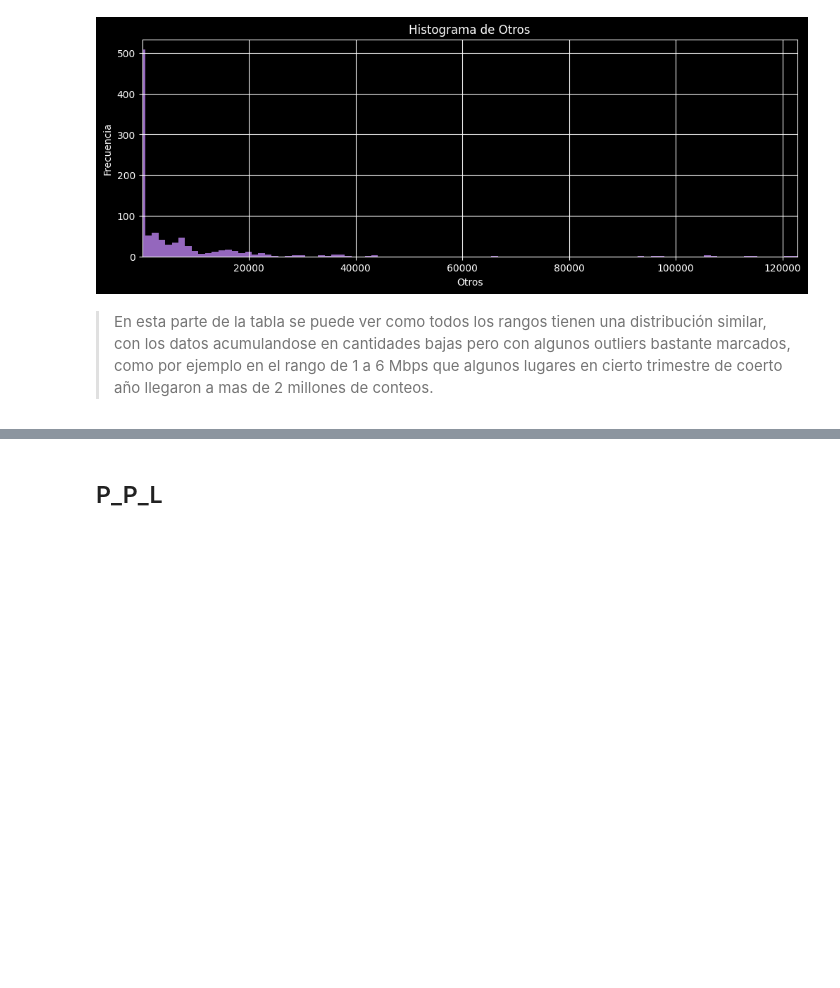
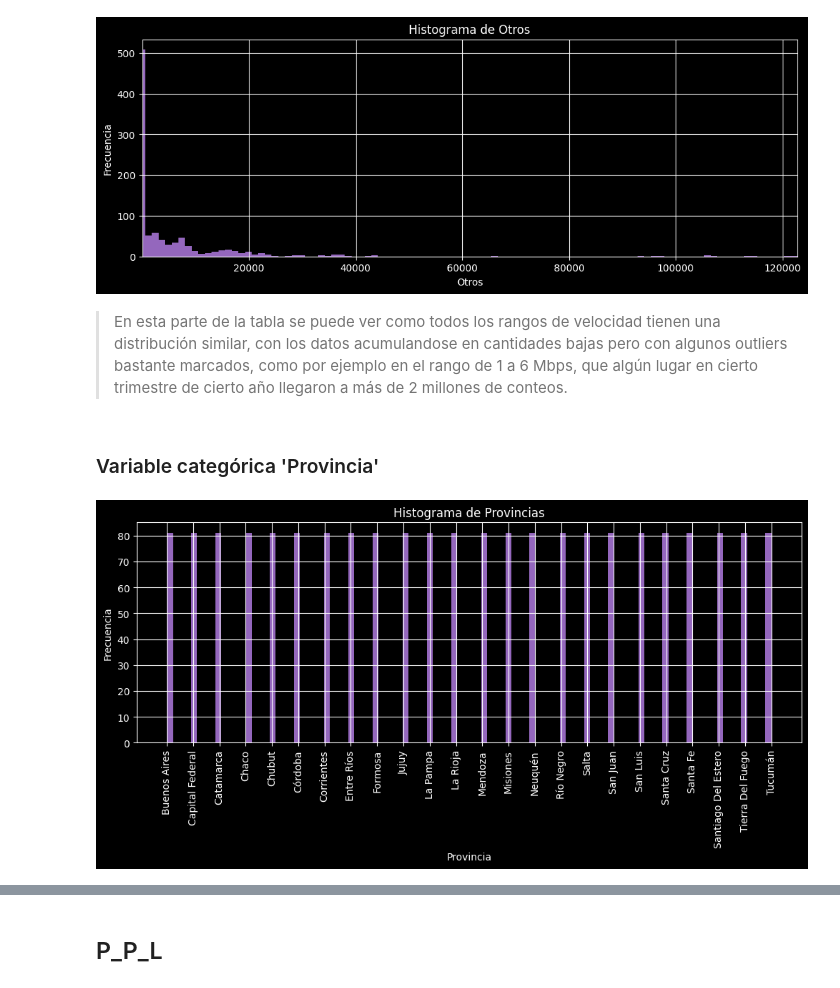
Before and after one commit to ISadir/PI02-Henry, a Jupyter notebook: ETLyEDA.ipynb, the cells around one changed output, grey strips where cells are left out. Cells and saved outputs as stored; diff of their text form; code cells hidden in the pictures; blank space fills up the shorter version.

Commit message:
Tablas finales

```diff
--- a/ETLyEDA.ipynb
+++ b/ETLyEDA.ipynb
@@ -835,4 +873,16 @@ for i in columnas:
 [figure]
 [figure]
 # %% [markdown]
-> En esta parte de la tabla se puede ver como todos los rangos tienen una distribución similar, con los datos acumulandose en cantidades bajas pero con algunos outliers bastante marcados, como por ejemplo en el rango de 1 a 6 Mbps que algunos lugares en cierto trimestre de coerto año llegaron a mas de 2 millones de conteos.
+> En esta parte de la tabla se puede ver como todos los rangos de velocidad tienen una distribución similar, con los datos acumulandose en cantidades bajas pero con algunos outliers bastante marcados, como por ejemplo en el rango de 1 a 6 Mbps, que algún lugar en cierto trimestre de cierto año llegaron a más de 2 millones de conteos.
+# %% [markdown]
+### Variable categórica 'Provincia'
+# %%
+plt.figure(figsize=(12,4))
+A_T_P['Provincia'].hist(bins=100,color='tab:purple')
+plt.xlabel('Provincia')
+plt.ylabel('Frecuencia')
+plt.xticks(rotation=90)
+plt.title(f'Histograma de Provincias')
+plt.show()
+# %% [output]
+[figure, added]
```
Also changed, not shown: parts of 34 cells of this notebook, 2 other files.
